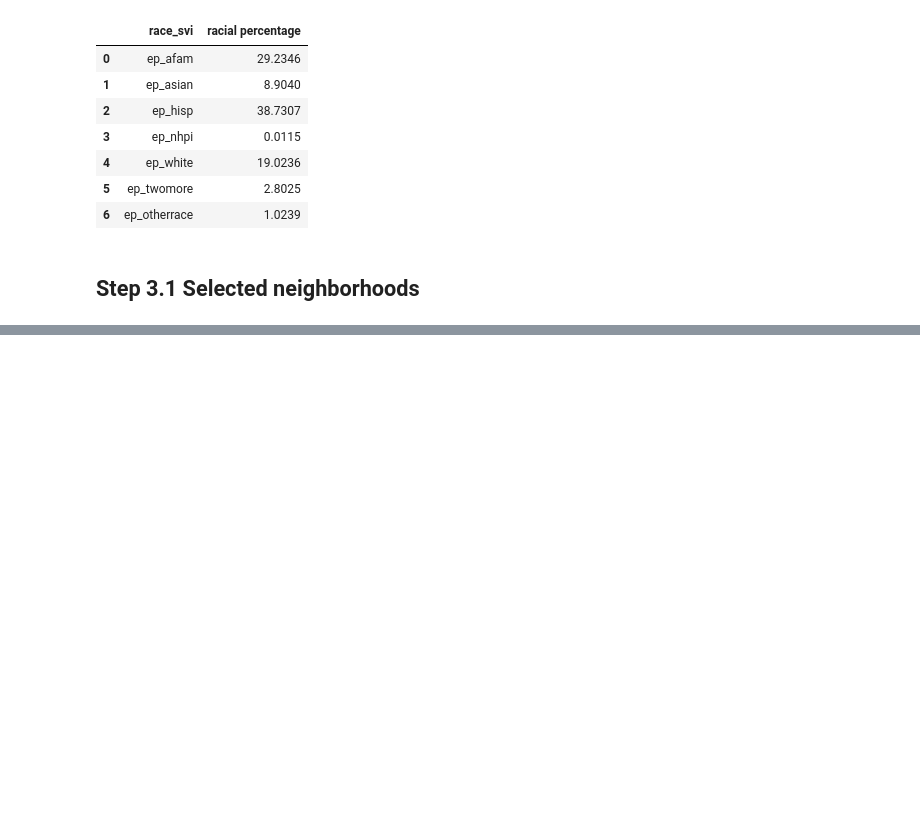
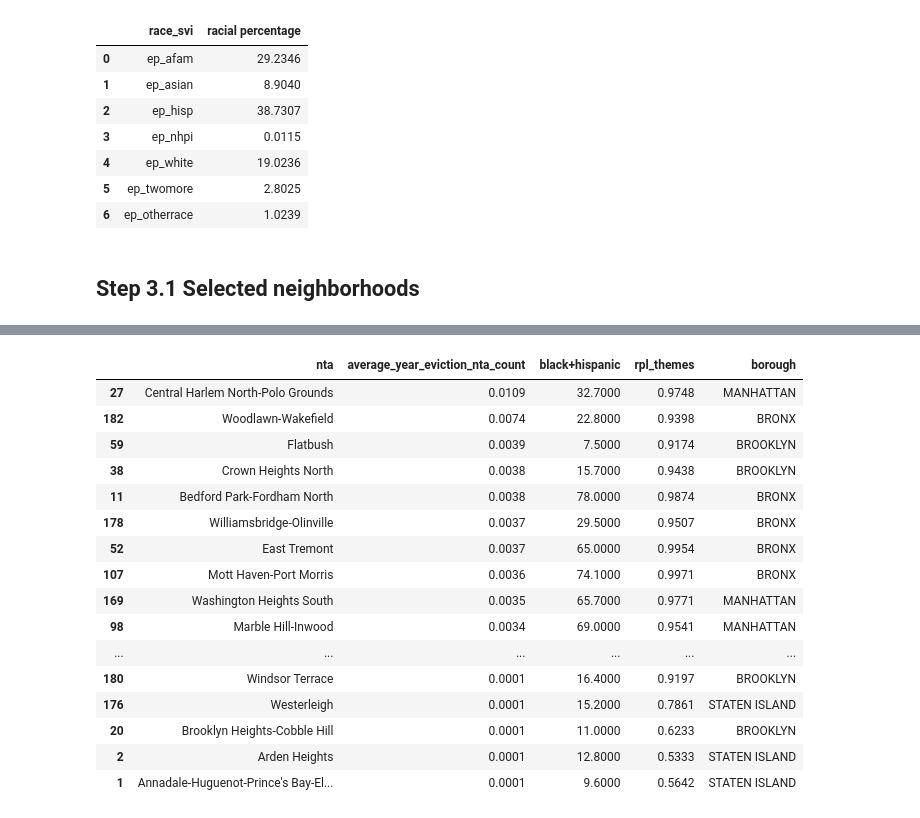
Before and after one commit to simaoalicechen/NYC_Landlord_Behavior_Analysis_Project, a Jupyter notebook: Part_4.2_Prepare_for_Excel_Selected_Neighborhood_Level.ipynb, the cells around one changed output, grey strips where cells are left out. Cells and saved outputs as stored; diff of their text form; code cells hidden in the pictures; blank space fills up the shorter version.

```diff
--- a/Part_4.2_Prepare_for_Excel_Selected_Neighborhood_Level.ipynb
+++ b/Part_4.2_Prepare_for_Excel_Selected_Neighborhood_Level.ipynb
@@ -1474,0 +350,2 @@ chi2, p_value
+# %%
+selected_nta['black+hispanic'] = selected_nta['ep_hisp'] + selected_nta['ep_nhpi']
@@ -1474,0 +361,21 @@ chi2, p_value
+# %%
+selected_nta_excel = selected_nta[['nta', 'average_year_eviction_nta_count', 'black+hispanic', 'rpl_themes', 'borough']]
+selected_nta_excel
+# %% [output]
+|  | nta | average_year_eviction_nta_count | black+hispanic | rpl_themes | borough |
+| 27 | Central Harlem North-Polo Grounds | 0.0109 | 32.7000 | 0.9748 | MANHATTAN |
+| 182 | Woodlawn-Wakefield | 0.0074 | 22.8000 | 0.9398 | BRONX |
+| 59 | Flatbush | 0.0039 | 7.5000 | 0.9174 | BROOKLYN |
+| 38 | Crown Heights North | 0.0038 | 15.7000 | 0.9438 | BROOKLYN |
+| 11 | Bedford Park-Fordham North | 0.0038 | 78.0000 | 0.9874 | BRONX |
+| 178 | Williamsbridge-Olinville | 0.0037 | 29.5000 | 0.9507 | BRONX |
+| 52 | East Tremont | 0.0037 | 65.0000 | 0.9954 | BRONX |
+| 107 | Mott Haven-Port Morris | 0.0036 | 74.1000 | 0.9971 | BRONX |
+| 169 | Washington Heights South | 0.0035 | 65.7000 | 0.9771 | MANHATTAN |
+| 98 | Marble Hill-Inwood | 0.0034 | 69.0000 | 0.9541 | MANHATTAN |
+| ... | ... | ... | ... | ... | ... |
+| 180 | Windsor Terrace | 0.0001 | 16.4000 | 0.9197 | BROOKLYN |
+| 176 | Westerleigh | 0.0001 | 15.2000 | 0.7861 | STATEN ISLAND |
+| 20 | Brooklyn Heights-Cobble Hill | 0.0001 | 11.0000 | 0.6233 | BROOKLYN |
+| 2 | Arden Heights | 0.0001 | 12.8000 | 0.5333 | STATEN ISLAND |
+| 1 | Annadale-Huguenot-Prince's Bay-El... | 0.0001 | 9.6000 | 0.5642 | STATEN ISLAND |
```
Also changed, not shown: parts of 124 cells of this notebook.
